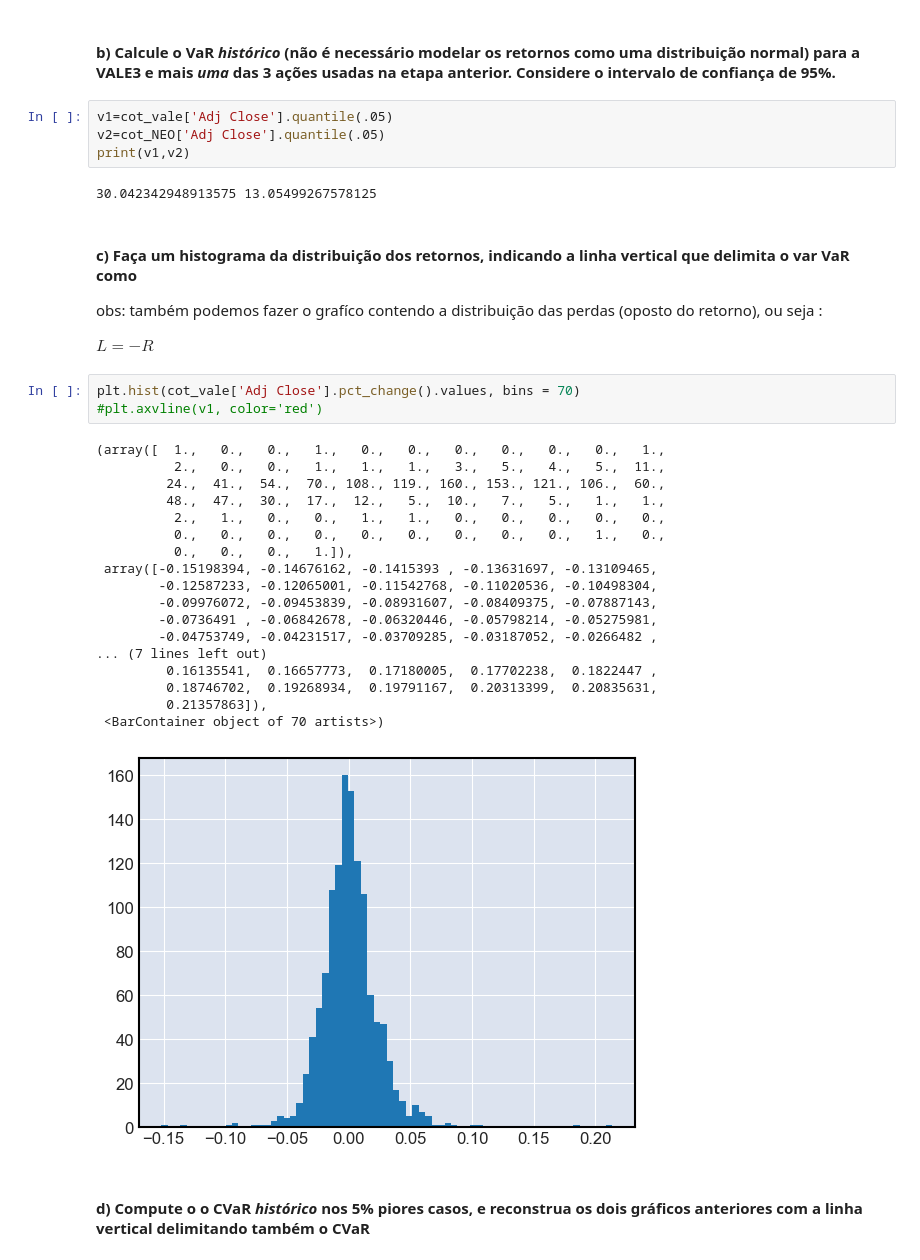
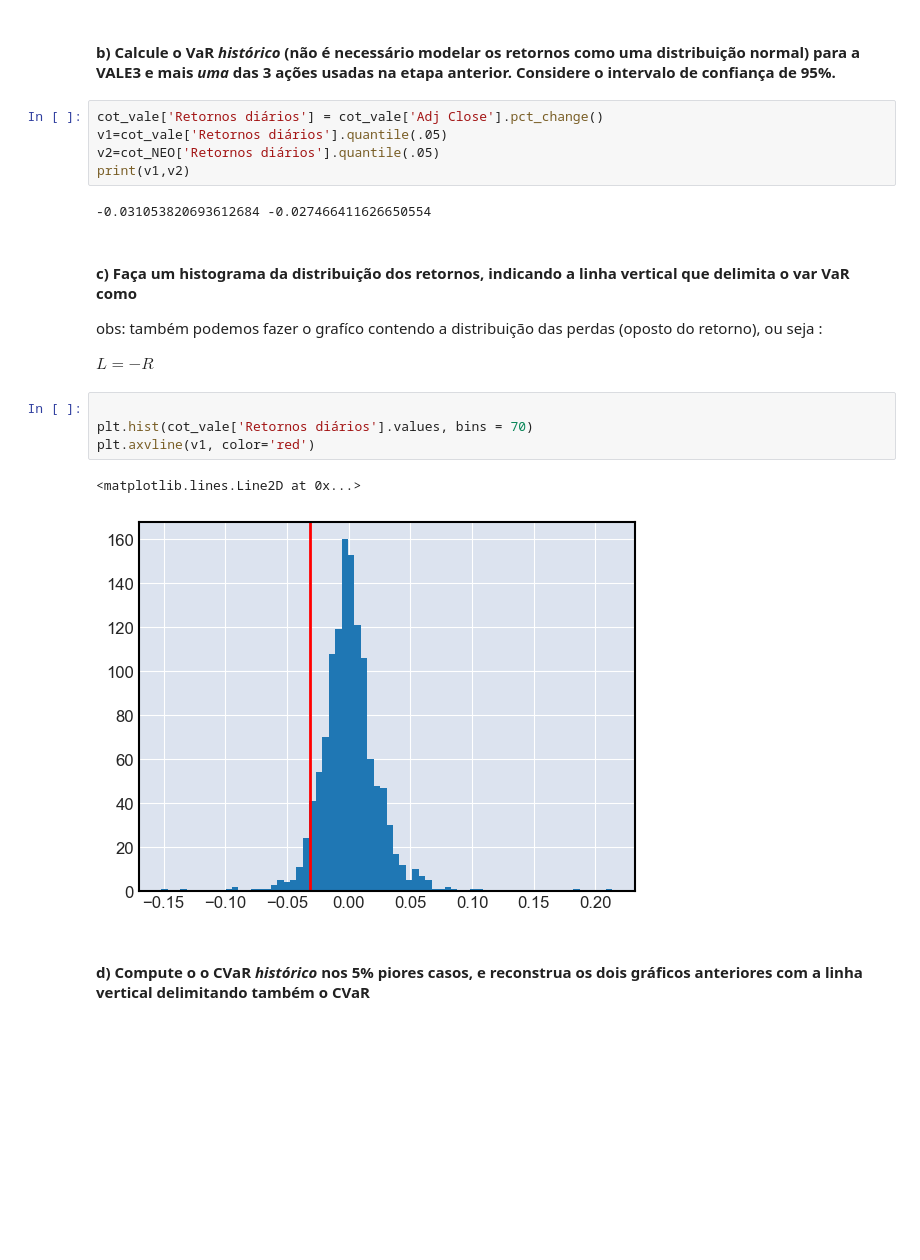
Before and after one commit to Miguelrfeitosa2/Fin-Quant, a Jupyter notebook: case_macaq_1.2.ipynb, the cells around one changed output. Saved outputs shown, nothing was run; the diff lists cells and outputs as text; blank space fills up the shorter version.

```diff
--- a/case_macaq_1.2.ipynb
+++ b/case_macaq_1.2.ipynb
@@ -642,11 +652,12 @@ sendo:
 # %% [markdown]
 #### __b)__ Calcule o VaR _histórico_ (não é necessário modelar os retornos como uma distribuição normal) para a VALE3 e mais _uma_ das 3 ações usadas na etapa anterior. Considere o intervalo de confiança de 95%.
 # %%
-v1=cot_vale['Adj Close'].quantile(.05)
-v2=cot_NEO['Adj Close'].quantile(.05)
+cot_vale['Retornos diários'] = cot_vale['Adj Close'].pct_change()
+v1=cot_vale['Retornos diários'].quantile(.05)
+v2=cot_NEO['Retornos diários'].quantile(.05)
 print(v1,v2)
 # %% [output]
-30.042342948913575 13.05499267578125
+-0.031053820693612684 -0.027466411626650554
 # %% [markdown]
 #### __c)__ Faça um histograma da distribuição dos retornos, indicando a linha vertical que delimita o var VaR como
 
@@ -654,26 +665,11 @@ obs: também podemos fazer o grafíco contendo a distribuição das perdas (opos
 
 $L = - R$
 # %%
-plt.hist(cot_vale['Adj Close'].pct_change().values, bins = 70)
-#plt.axvline(v1, color='red')
+
+plt.hist(cot_vale['Retornos diários'].values, bins = 70)
+plt.axvline(v1, color='red')
 # %% [output]
-(array([  1.,   0.,   0.,   1.,   0.,   0.,   0.,   0.,   0.,   0.,   1.,
-          2.,   0.,   0.,   1.,   1.,   1.,   3.,   5.,   4.,   5.,  11.,
-         24.,  41.,  54.,  70., 108., 119., 160., 153., 121., 106.,  60.,
-         48.,  47.,  30.,  17.,  12.,   5.,  10.,   7.,   5.,   1.,   1.,
-          2.,   1.,   0.,   0.,   1.,   1.,   0.,   0.,   0.,   0.,   0.,
-          0.,   0.,   0.,   0.,   0.,   0.,   0.,   0.,   0.,   1.,   0.,
-          0.,   0.,   0.,   1.]),
- array([-0.15198394, -0.14676162, -0.1415393 , -0.13631697, -0.13109465,
-        -0.12587233, -0.12065001, -0.11542768, -0.11020536, -0.10498304,
-        -0.09976072, -0.09453839, -0.08931607, -0.08409375, -0.07887143,
-        -0.0736491 , -0.06842678, -0.06320446, -0.05798214, -0.05275981,
-        -0.04753749, -0.04231517, -0.03709285, -0.03187052, -0.0266482 ,
-... (7 lines left out)
-         0.16135541,  0.16657773,  0.17180005,  0.17702238,  0.1822447 ,
-         0.18746702,  0.19268934,  0.19791167,  0.20313399,  0.20835631,
-         0.21357863]),
- <BarContainer object of 70 artists>)
+<matplotlib.lines.Line2D at 0x...>
-[figure, old version]
+[figure, new version]
 # %% [markdown]
 #### __d)__ Compute o o CVaR _histórico_ nos 5% piores casos, e reconstrua os dois gráficos anteriores com a linha vertical delimitando também o CVaR
```
Also changed, not shown: parts of 24 cells of this notebook.
